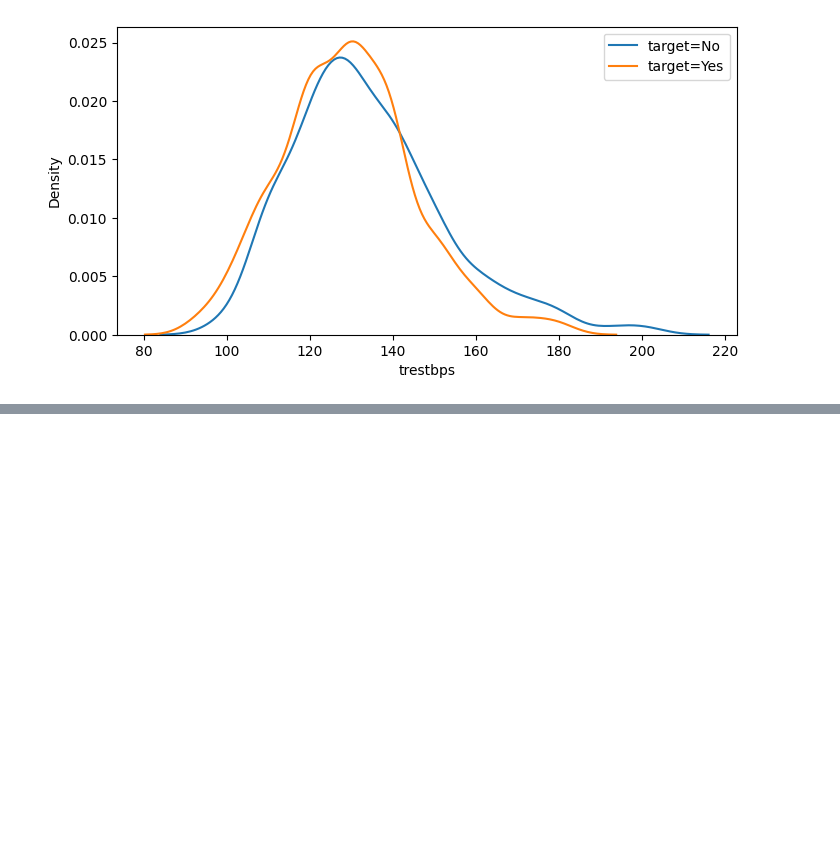
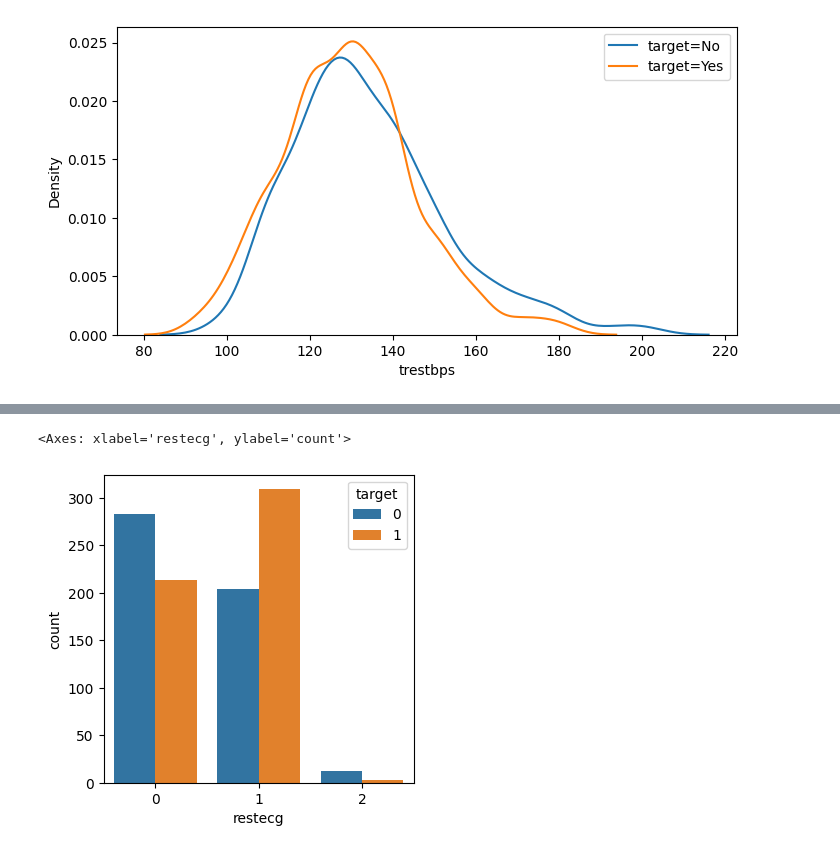
Before and after one commit to drawcodeboy/bigdata_class, a Jupyter notebook: bigdata_class.ipynb, the cells around one changed output, grey strips where cells are left out. Cells and saved outputs as stored; diff of their text form; code cells hidden in the pictures; blank space fills up the shorter version.

```diff
--- a/bigdata_class.ipynb
+++ b/bigdata_class.ipynb
@@ -90,0 +105,6 @@ plt.show()
+# %%
+fig, ax = plt.subplots(1, 1, figsize=(4, 4))
+sns.countplot(x=df['restecg'], hue=df['target'], data=df)
+# %% [output]
+<Axes: xlabel='restecg', ylabel='count'>
+[figure, added]
```
Also changed, not shown: parts of 4 cells of this notebook.
